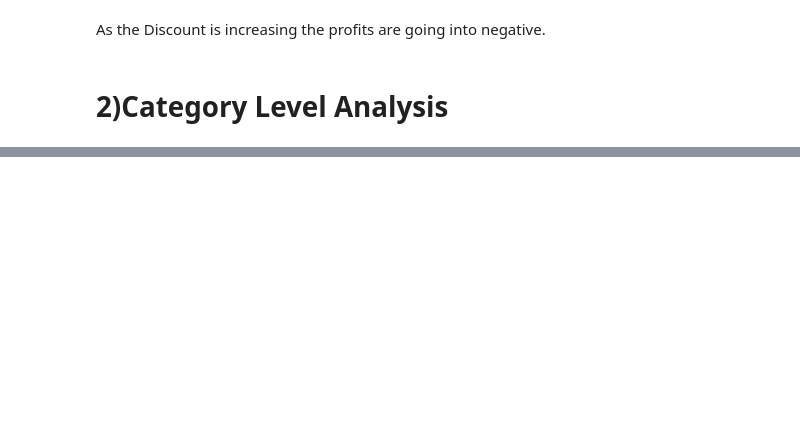
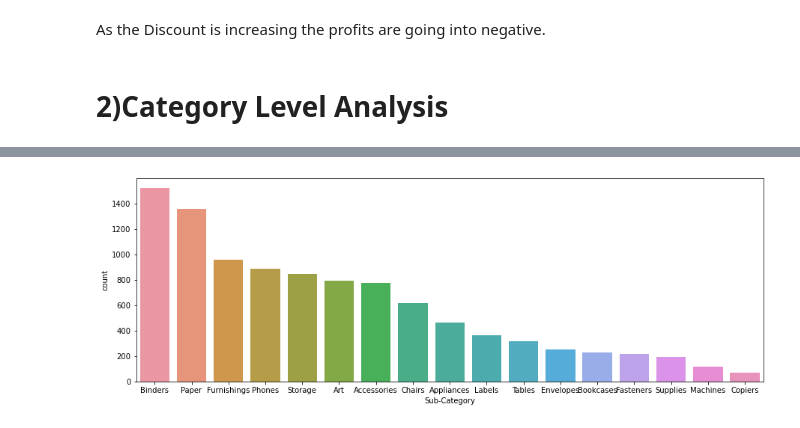
Before and after one commit to mahmoud-elghonemy/Exploratory-Data-Analysis-Retail, a Jupyter notebook: Exploratory_Data_Analysis_Retail.ipynb, the cells around one changed output, grey strips where cells are left out. Saved outputs shown, nothing was run; the diff lists cells and outputs as text; code cells hidden in the pictures; blank space fills up the shorter version.

```diff
--- a/Exploratory_Data_Analysis_Retail.ipynb
+++ b/Exploratory_Data_Analysis_Retail.ipynb
@@ -352,0 +375,5 @@ As the Discount is increasing the profits are going into negative.
+# %%
+fig, ax = plt.subplots(1, 1, figsize=(15, 5)) #because larger plot
+sns.countplot(x='Sub-Category', data=df, order=df['Sub-Category'].value_counts().index);
+# %% [output]
+[figure, added]
```
Also changed, not shown: parts of 31 cells of this notebook.
